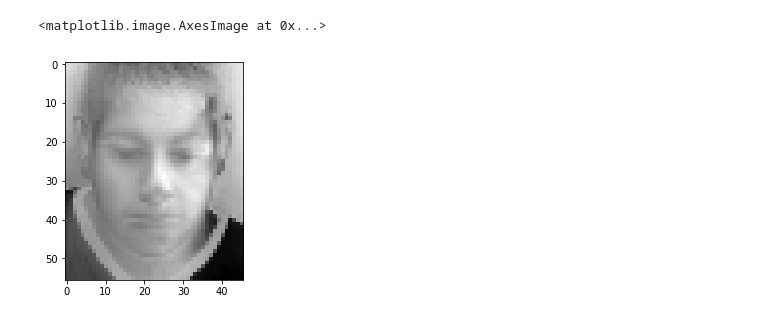
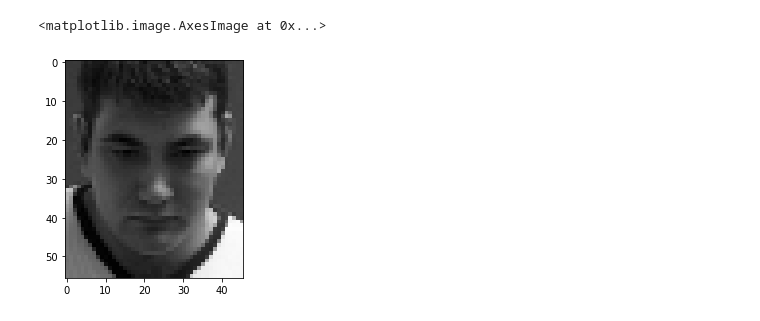
Before and after one commit to pedromonteiro18/Pattern_Recognition, a Jupyter notebook: Coursework.ipynb, the cells around one changed output. Drawn from its saved outputs; the diff is of its cells as text; code cells hidden in the pictures.

```diff
--- a/Coursework.ipynb
+++ b/Coursework.ipynb
@@ -51,14 +51,16 @@ eigvals, eigvecs = np.linalg.eig(S)
 eigvalsLow, eigvecsLow = np.linalg.eig(S2)
 # print(eigvalsLow, eigvecsLow)
 # %%
+from sklearn import preprocessing
 N=S2.shape[0]
 M = 416
 Meigvals, Meigvecs = eigh(S2, eigvals=(N-M, N-1))
 
-eigvecs = Meigvecs.astype(float)
+eigvecsM = Meigvecs.astype(float)
+eigvecsM = preprocessing.normalize(np.dot(A, eigvecsM).T)
 
 #represent each normalized face by its projections
-Wn = np.dot(A[:,[100]], eigvecs[[100],:])
+Wn = np.dot(A[:,[100]].T, eigvecsM.T)
 print(Wn.shape)
 # print(np.sort(eigvalsLow)[::-1])
 # %% [output]
@@ -74,18 +76,19 @@ plt.imshow(face_100.T, cmap= 'gist_gray')
 # %%
 # sumCols = np.array([[None for x in range(2576)] for y in range(1)]).T
-sumCols = Wn[:,0].reshape(-1,1)
-for i in range(1, len(Wn[0])):
-    cols = Wn[:,i].reshape(-1,1)
-    sumCols += np.reshape(cols, (2576, 1))
+# sumCols = Wn[:,0].reshape(-1,1)
+# for i in range(1, len(Wn[0])):
+#     cols = Wn[:,i].reshape(-1,1)
+#     sumCols += np.reshape(cols, (2576, 1))
+sumCols = np.dot(Wn, eigvecsM)
 
 #reconstruct
-new_100 = avg.reshape((2576,1)) + sumCols
+new_100 = avg.reshape((2576,1)) + sumCols.T
 new_100 = np.reshape(new_100,(46,56))
 #new_100 = (255-np.reshape(new_100,(46,56)))
 plt.imshow(new_100.T, cmap = 'gist_gray')
 # %% [output]
 <matplotlib.image.AxesImage at 0x...>
-[figure, old version]
+[figure, new version]
 # %%
 def distance(instance1, instance2):
     # just in case, if the instances are lists or tuples:
```
Also changed, not shown: parts of 5 cells of this notebook.
